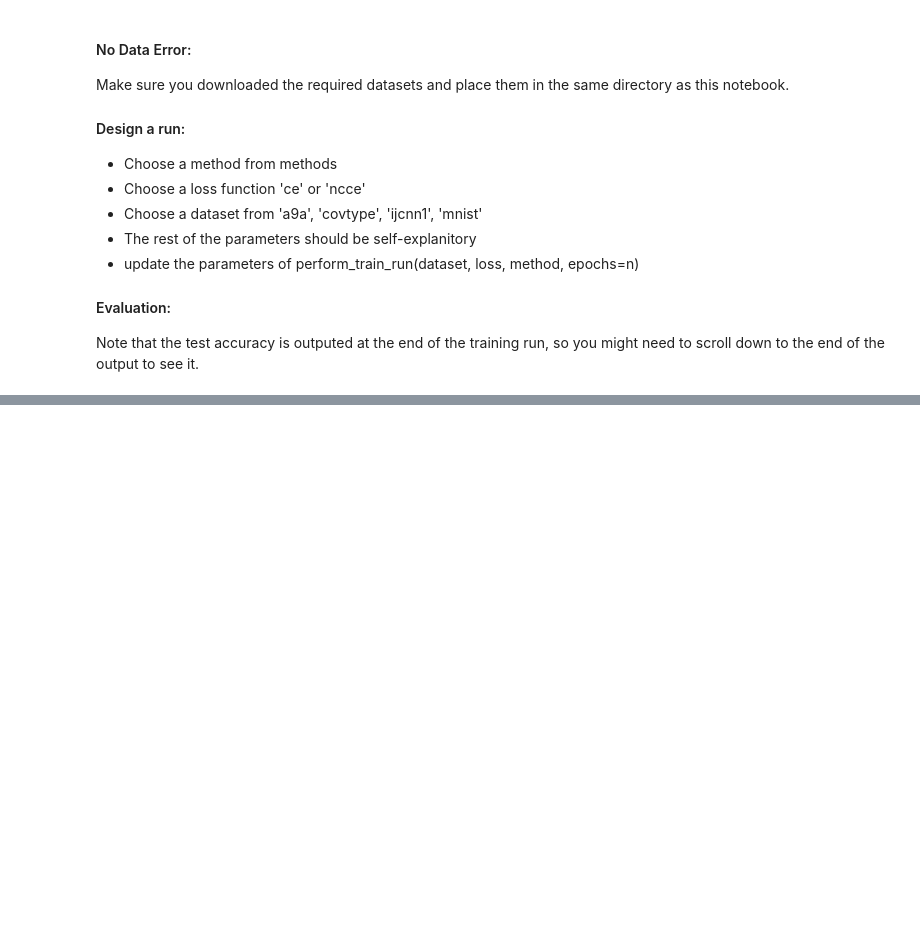
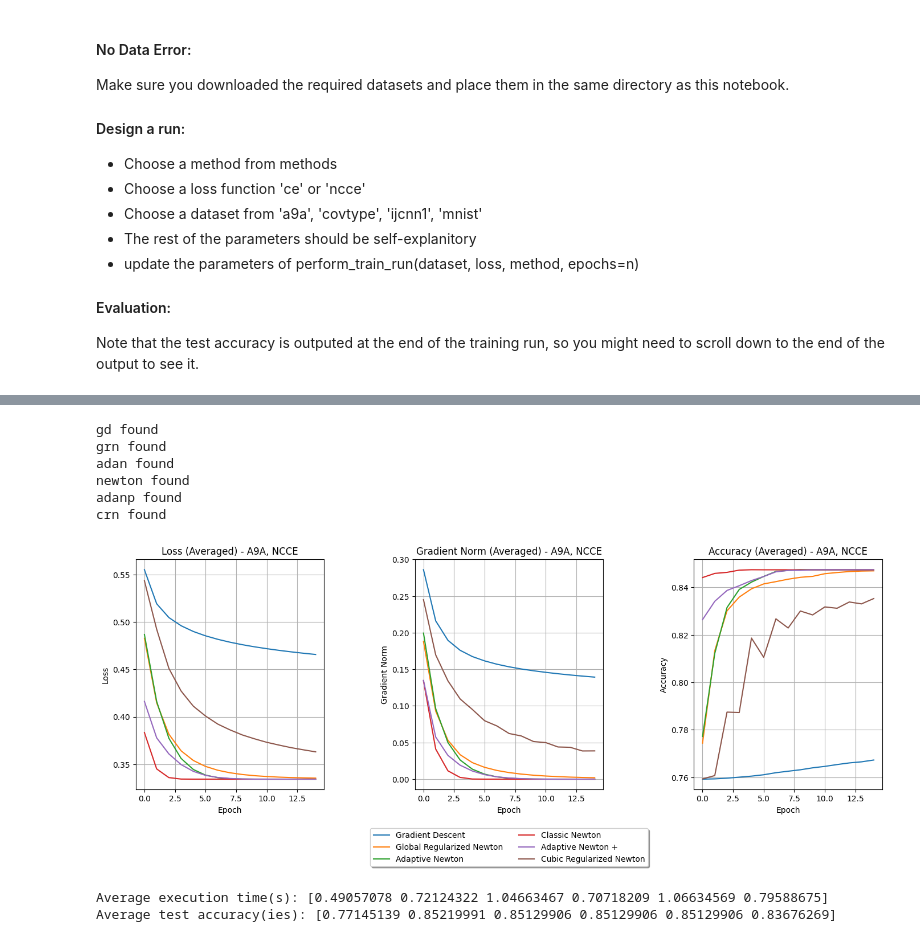
Before and after one commit to fygo97/global-convergence-newton, a Jupyter notebook: scripts/global-newton.ipynb, the cells around one changed output, grey strips where cells are left out. Drawn from its saved outputs; the diff is of its cells as text; code cells hidden in the pictures; blank space fills up the shorter version.

```diff
--- a/scripts/global-newton.ipynb
+++ b/scripts/global-newton.ipynb
@@ -235,0 +352,4 @@ plt.show()
+# %%
+epochs = 15
+methods = ["gd", "grn", "adan", "newton", "adanp", "crn"]
+all_execution_times, all_test_accuracies, all_gradient_norms, all_training_losses, all_training_accuracies = perform_runs("ncce", methods, "a9a", epochs=epochs)
@@ -235,0 +406,14 @@ plt.show()
+# %%
+generate_plots("A9A", "NCCE", methods)
+print(f"Average execution time(s): {np.mean(np.array(all_execution_times), axis=1)}")
+print(f"Average test accuracy(ies): {np.mean(np.array(all_test_accuracies), axis=1)}")
+# %% [output]
+gd found
+grn found
+adan found
+newton found
+adanp found
+crn found
+[figure, added]
+Average execution time(s): [0.49057078 0.72124322 1.04663467 0.70718209 1.06634569 0.79588675]
+Average test accuracy(ies): [0.77145139 0.85219991 0.85129906 0.85129906 0.85129906 0.83676269]
```
Also changed, not shown: parts of 18 cells of this notebook, 8 other files.
